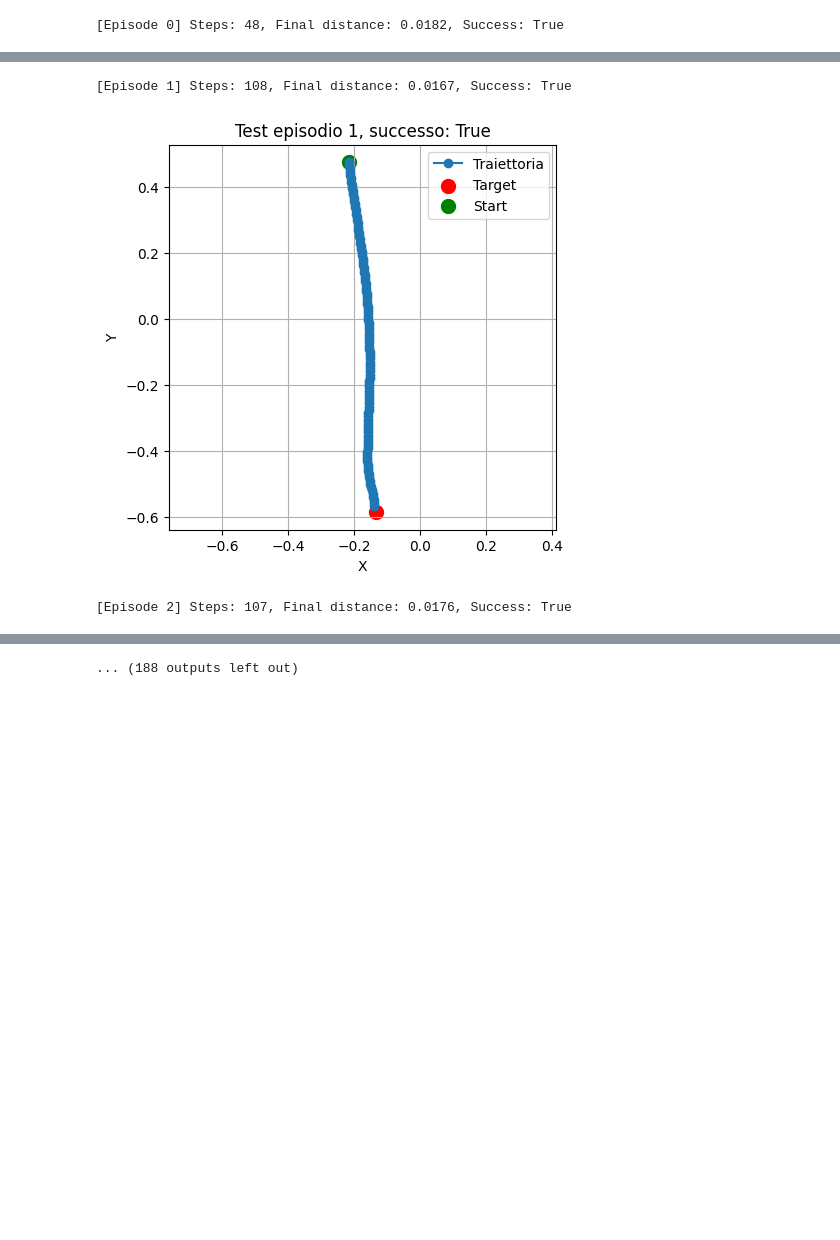
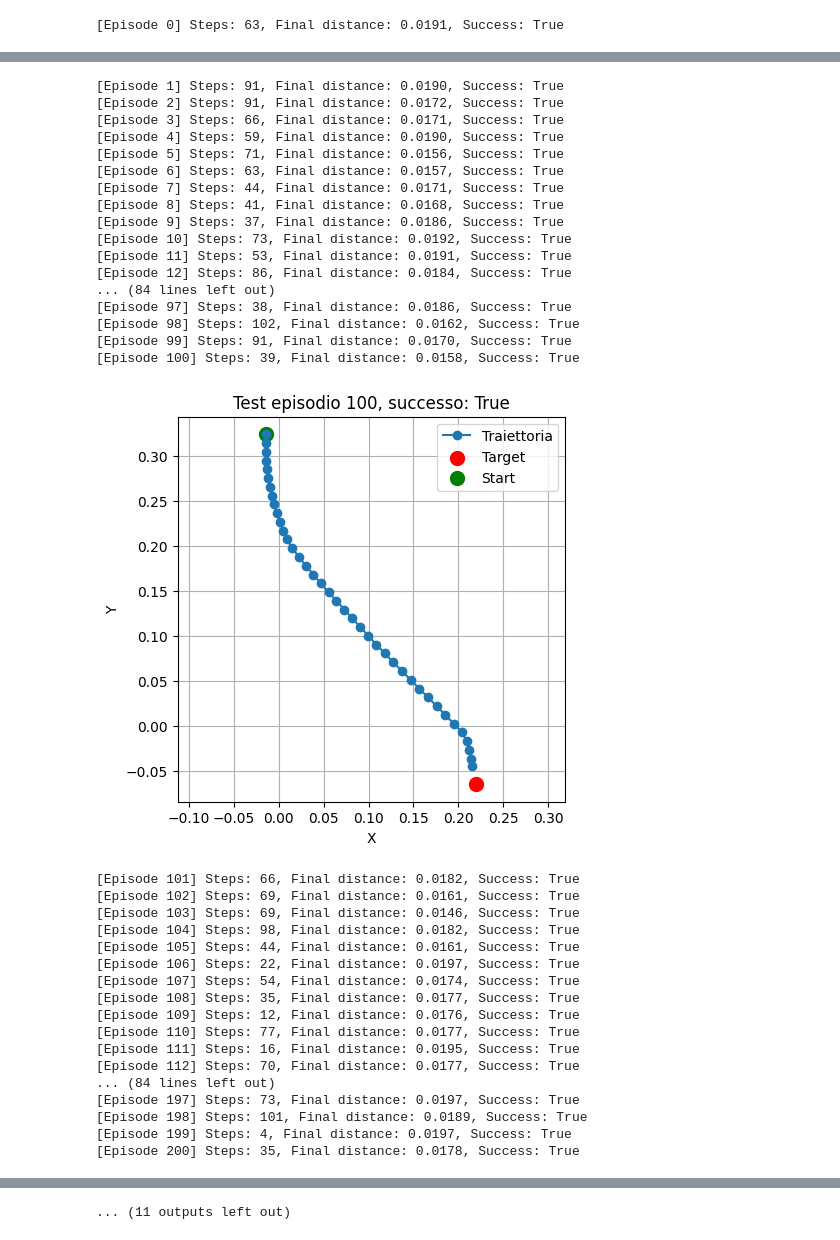
Before and after one commit to EdoardoZappia/RL_tracking, a Jupyter notebook: ddpg.ipynb, the cells around one changed output, grey strips where cells are left out. Drawn from its saved outputs; the diff is of its cells as text; code cells hidden in the pictures; blank space fills up the shorter version.

```diff
--- a/ddpg.ipynb
+++ b/ddpg.ipynb
@@ -381,7 +381,7 @@ def load_agent(checkpoint_path, env=None):
     agent.eval()
     return agent
 
-def test_agent_with_random_targets(agent, env=None, num_episodes=100, tolerance=0.02):
+def test_agent_with_random_targets(agent, env=None, num_episodes=1001, tolerance=0.02):
     if env is None:
         env = TrackingEnv()
 
@@ -415,19 +415,20 @@ def test_agent_with_random_targets(agent, env=None, num_episodes=100, tolerance=
 
         print(f"[Episode {ep}] Steps: {step}, Final distance: {final_dist:.4f}, Success: {success}")
 
-        # Plot e salva la traiettoria
-        trajectory = np.array(trajectory)
-        plt.figure(figsize=(5, 5))
-        plt.plot(trajectory[:, 0], trajectory[:, 1], marker='o', label="Traiettoria")
-        plt.scatter(*state[2:4], color='red', label='Target', s=100)
-        plt.scatter(trajectory[0, 0], trajectory[0, 1], color='green', label='Start', s=100)
-        plt.title(f"Test episodio {ep}, successo: {success}")
-        plt.xlabel("X")
-        plt.ylabel("Y")
-        plt.legend()
-        plt.grid()
-        plt.axis('equal')
-        plt.show()
+        if ep % 100 == 0:
+            # Plot e salva la traiettoria
+            trajectory = np.array(trajectory)
+            plt.figure(figsize=(5, 5))
+            plt.plot(trajectory[:, 0], trajectory[:, 1], marker='o', label="Traiettoria")
+            plt.scatter(*state[2:4], color='red', label='Target', s=100)
+            plt.scatter(trajectory[0, 0], trajectory[0, 1], color='green', label='Start', s=100)
+            plt.title(f"Test episodio {ep}, successo: {success}")
+            plt.xlabel("X")
+            plt.ylabel("Y")
+            plt.legend()
+            plt.grid()
+            plt.axis('equal')
+            plt.show()
 
 
     env.close()
@@ -440,4 +441,4 @@ if __name__ == "__main__":
     agent = load_agent(checkpoint)
     test_agent_with_random_targets(agent)
 # %% [output]
-[Episode 0] Steps: 48, Final distance: 0.0182, Success: True
+[Episode 0] Steps: 63, Final distance: 0.0191, Success: True
@@ -445,3 +446,35 @@ if __name__ == "__main__":
-[Episode 1] Steps: 108, Final distance: 0.0167, Success: True
+[Episode 1] Steps: 91, Final distance: 0.0190, Success: True
+[Episode 2] Steps: 91, Final distance: 0.0172, Success: True
+[Episode 3] Steps: 66, Final distance: 0.0171, Success: True
+[Episode 4] Steps: 59, Final distance: 0.0190, Success: True
+[Episode 5] Steps: 71, Final distance: 0.0156, Success: True
+[Episode 6] Steps: 63, Final distance: 0.0157, Success: True
+[Episode 7] Steps: 44, Final distance: 0.0171, Success: True
+[Episode 8] Steps: 41, Final distance: 0.0168, Success: True
+[Episode 9] Steps: 37, Final distance: 0.0186, Success: True
+[Episode 10] Steps: 73, Final distance: 0.0192, Success: True
+[Episode 11] Steps: 53, Final distance: 0.0191, Success: True
+[Episode 12] Steps: 86, Final distance: 0.0184, Success: True
+... (84 lines left out)
+[Episode 97] Steps: 38, Final distance: 0.0186, Success: True
+[Episode 98] Steps: 102, Final distance: 0.0162, Success: True
+[Episode 99] Steps: 91, Final distance: 0.0170, Success: True
+[Episode 100] Steps: 39, Final distance: 0.0158, Success: True
-[figure, old version]
+[figure, new version]
-[Episode 2] Steps: 107, Final distance: 0.0176, Success: True
+[Episode 101] Steps: 66, Final distance: 0.0182, Success: True
+[Episode 102] Steps: 69, Final distance: 0.0161, Success: True
+[Episode 103] Steps: 69, Final distance: 0.0146, Success: True
+[Episode 104] Steps: 98, Final distance: 0.0182, Success: True
+[Episode 105] Steps: 44, Final distance: 0.0161, Success: True
+[Episode 106] Steps: 22, Final distance: 0.0197, Success: True
+[Episode 107] Steps: 54, Final distance: 0.0174, Success: True
+[Episode 108] Steps: 35, Final distance: 0.0177, Success: True
+[Episode 109] Steps: 12, Final distance: 0.0176, Success: True
+[Episode 110] Steps: 77, Final distance: 0.0177, Success: True
+[Episode 111] Steps: 16, Final distance: 0.0195, Success: True
+[Episode 112] Steps: 70, Final distance: 0.0177, Success: True
+... (84 lines left out)
+[Episode 197] Steps: 73, Final distance: 0.0197, Success: True
+[Episode 198] Steps: 101, Final distance: 0.0189, Success: True
+[Episode 199] Steps: 4, Final distance: 0.0197, Success: True
+[Episode 200] Steps: 35, Final distance: 0.0178, Success: True
@@ -455 +536 @@ if __name__ == "__main__":
-... (188 outputs left out)
+... (11 outputs left out)
```
Also changed, not shown: parts of 2 cells of this notebook.
